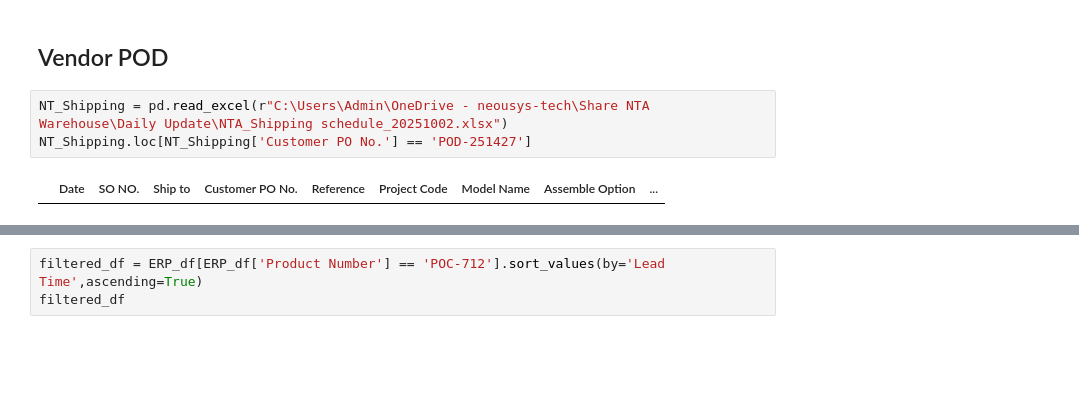
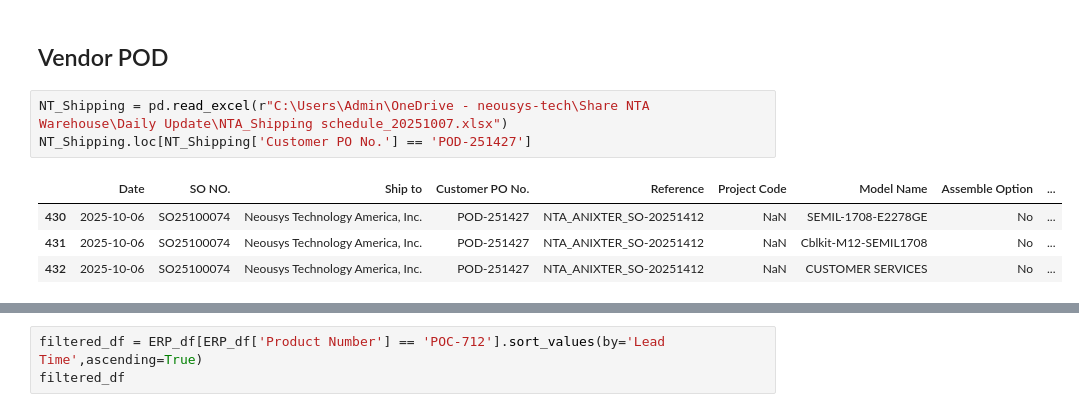
Before and after one commit to playoung2818/ERP_System, a Jupyter notebook: ERP_Dashboard.ipynb, the cells around one changed output, grey strips where cells are left out. Saved outputs shown, nothing was run; the diff lists cells and outputs as text; blank space fills up the shorter version.

```diff
--- a/ERP_Dashboard.ipynb
+++ b/ERP_Dashboard.ipynb
@@ -457,8 +457,11 @@ Written:
 # %% [markdown]
 ## Vendor POD
 # %%
-NT_Shipping = pd.read_excel(r"C:\Users\Admin\OneDrive - neousys-tech\Share NTA Warehouse\Daily Update\NTA_Shipping schedule_20251002.xlsx")
+NT_Shipping = pd.read_excel(r"C:\Users\Admin\OneDrive - neousys-tech\Share NTA Warehouse\Daily Update\NTA_Shipping schedule_20251007.xlsx")
 NT_Shipping.loc[NT_Shipping['Customer PO No.'] == 'POD-251427']
 # %% [output]
 |  | Date | SO NO. | Ship to | Customer PO No. | Reference | Project Code | Model Name | Assemble Option | ... |
+| 430 | 2025-10-06 | SO25100074 | Neousys Technology America, Inc. | POD-251427 | NTA_ANIXTER_SO-20251412 | NaN | SEMIL-1708-E2278GE | No | ... |
+| 431 | 2025-10-06 | SO25100074 | Neousys Technology America, Inc. | POD-251427 | NTA_ANIXTER_SO-20251412 | NaN | Cblkit-M12-SEMIL1708 | No | ... |
+| 432 | 2025-10-06 | SO25100074 | Neousys Technology America, Inc. | POD-251427 | NTA_ANIXTER_SO-20251412 | NaN | CUSTOMER SERVICES | No | ... |
 # %%
```
Also changed, not shown: parts of 1 cell of this notebook.
